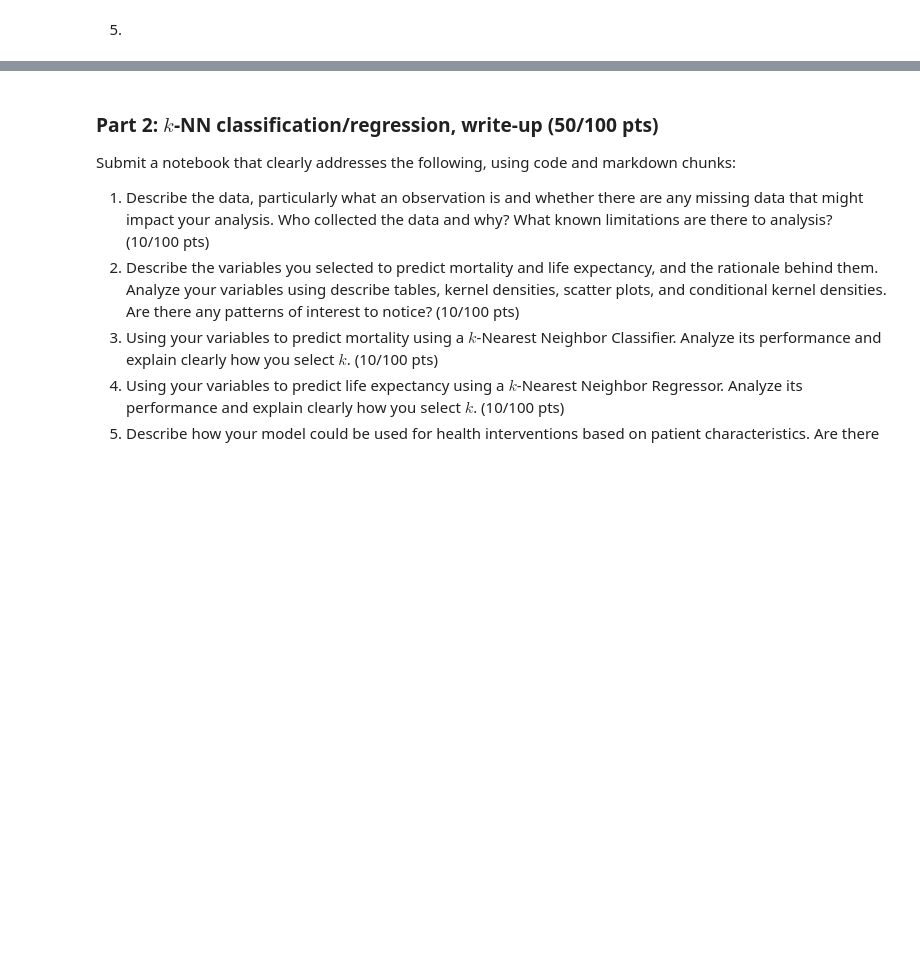
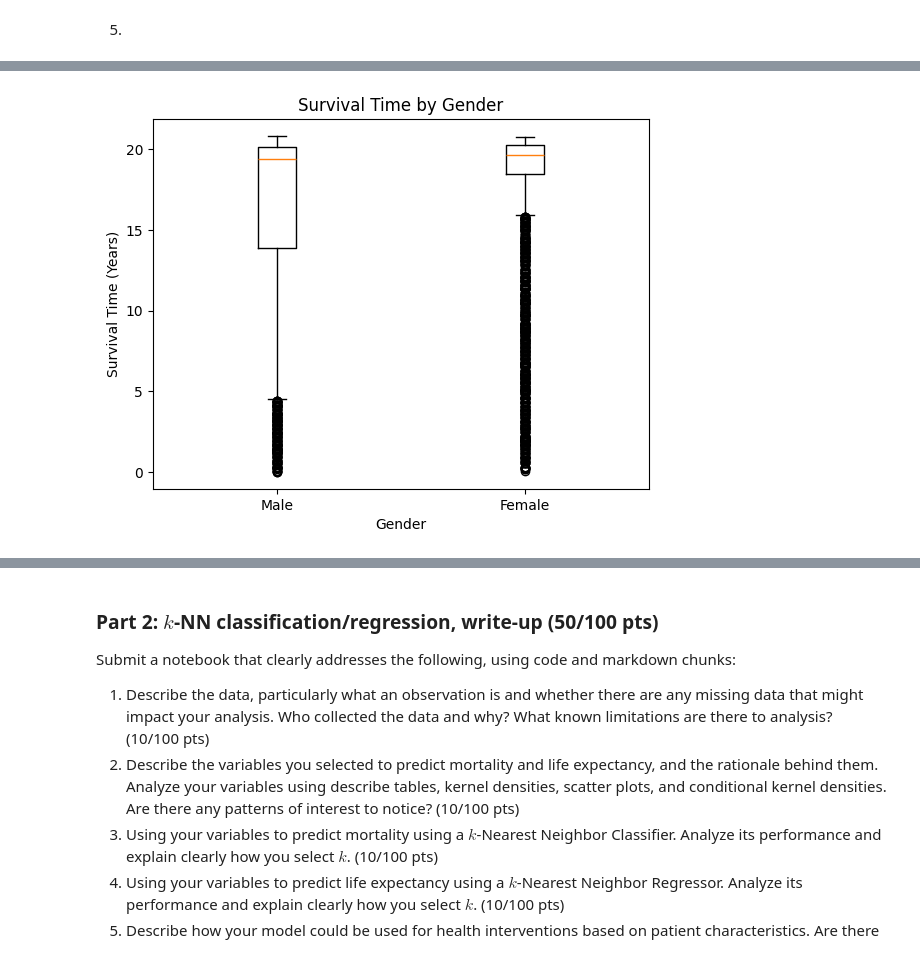
Before and after one commit to kayleendo/Project-1-Wrangling-EDA-kNN, a Jupyter notebook: DS_3001_Project_1.ipynb, the cells around one changed output, grey strips where cells are left out. Saved outputs shown, nothing was run; the diff lists cells and outputs as text; code cells hidden in the pictures; blank space fills up the shorter version.

```diff
--- a/DS_3001_Project_1.ipynb
+++ b/DS_3001_Project_1.ipynb
@@ -113,0 +211,11 @@ dtype: int64
+# %%
+male_survival = df.loc[df["RIAGENDR"] == 1, "SURVIVAL_YEARS"].dropna()
+female_survival = df.loc[df["RIAGENDR"] == 2, "SURVIVAL_YEARS"].dropna()
+
+plt.boxplot([male_survival, female_survival], labels=["Male", "Female"])
+plt.title("Survival Time by Gender")
+plt.xlabel("Gender")
+plt.ylabel("Survival Time (Years)")
+plt.show()
+# %% [output]
+[figure, added]
```
Also changed, not shown: parts of 17 cells of this notebook.
